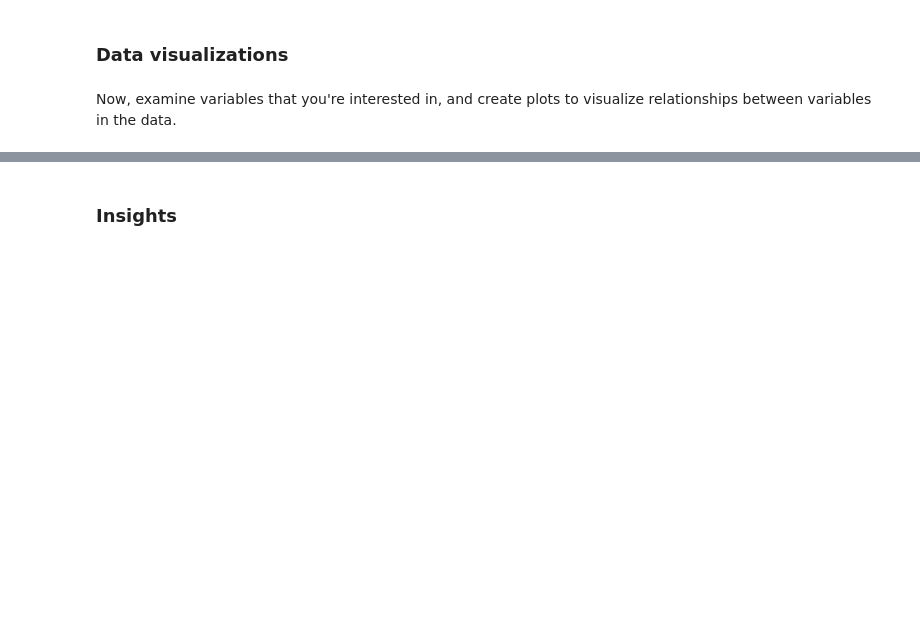
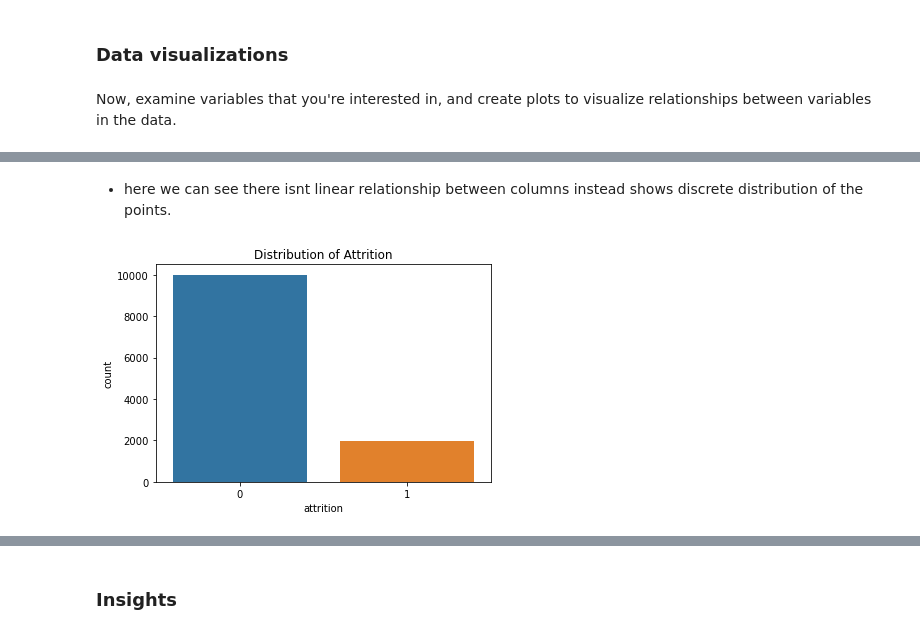
Before and after one commit to Poojaschavan97/Salifort-Motors, a Jupyter notebook: Salifort Motors project.ipynb, the cells around one changed output, grey strips where cells are left out. Drawn from its saved outputs; the diff is of its cells as text; code cells hidden in the pictures; blank space fills up the shorter version.

```diff
--- a/Salifort Motors project.ipynb
+++ b/Salifort Motors project.ipynb
@@ -327,0 +314,9 @@ Now, examine variables that you're interested in, and create plots to visualize
+# %% [markdown]
+- here we can see there isnt linear relationship between columns instead shows discrete distribution of the points.
+# %%
+# Finding distribution of the Atrrition
+disp = sns.countplot(motors_df['attrition'])
+disp.set_title('Distribution of Attrition')
+plt.show()
+# %% [output]
+[figure, added]
```
Also changed, not shown: parts of 53 cells of this notebook.
